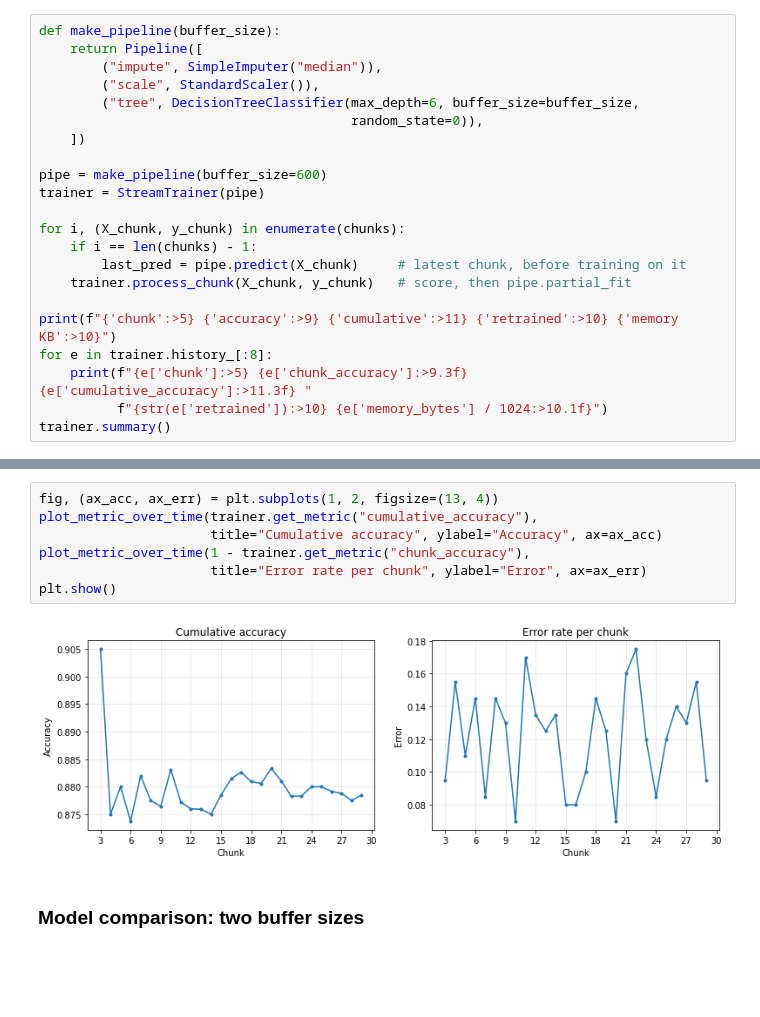
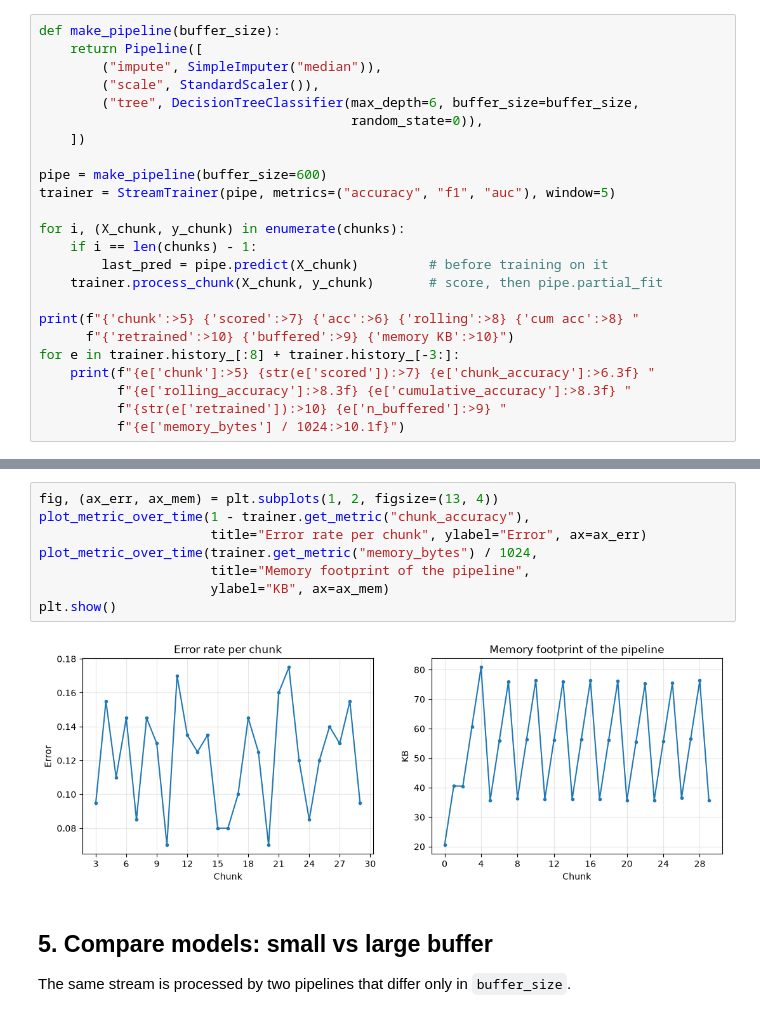
Before and after one commit to aakashr02/deeplearners-toolkit, a Jupyter notebook: demo/stream_demo.ipynb, the cells around one changed output, grey strips where cells are left out. Saved outputs shown, nothing was run; the diff lists cells and outputs as text; blank space fills up the shorter version.

```diff
--- a/demo/stream_demo.ipynb
+++ b/demo/stream_demo.ipynb
@@ -67,16 +76,18 @@ def make_pipeline(buffer_size):
     ])
 
 pipe = make_pipeline(buffer_size=600)
-trainer = StreamTrainer(pipe)
+trainer = StreamTrainer(pipe, metrics=("accuracy", "f1", "auc"), window=5)
 
 for i, (X_chunk, y_chunk) in enumerate(chunks):
     if i == len(chunks) - 1:
-        last_pred = pipe.predict(X_chunk)     # latest chunk, before training on it
-    trainer.process_chunk(X_chunk, y_chunk)   # score, then pipe.partial_fit
+        last_pred = pipe.predict(X_chunk)         # before training on it
+    trainer.process_chunk(X_chunk, y_chunk)       # score, then pipe.partial_fit
 
-print(f"{'chunk':>5} {'accuracy':>9} {'cumulative':>11} {'retrained':>10} {'memory KB':>10}")
-for e in trainer.history_[:8]:
-    print(f"{e['chunk']:>5} {e['chunk_accuracy']:>9.3f} {e['cumulative_accuracy']:>11.3f} "
-          f"{str(e['retrained']):>10} {e['memory_bytes'] / 1024:>10.1f}")
-trainer.summary()
+print(f"{'chunk':>5} {'scored':>7} {'acc':>6} {'rolling':>8} {'cum acc':>8} "
+      f"{'retrained':>10} {'buffered':>9} {'memory KB':>10}")
+for e in trainer.history_[:8] + trainer.history_[-3:]:
+    print(f"{e['chunk']:>5} {str(e['scored']):>7} {e['chunk_accuracy']:>6.3f} "
+          f"{e['rolling_accuracy']:>8.3f} {e['cumulative_accuracy']:>8.3f} "
+          f"{str(e['retrained']):>10} {e['n_buffered']:>9} "
+          f"{e['memory_bytes'] / 1024:>10.1f}")
 # %% [output]
@@ -104,12 +134,15 @@ The first chunks show `nan` because no tree exists until 600 samples are buffere
 # %%
-fig, (ax_acc, ax_err) = plt.subplots(1, 2, figsize=(13, 4))
-plot_metric_over_time(trainer.get_metric("cumulative_accuracy"),
-                      title="Cumulative accuracy", ylabel="Accuracy", ax=ax_acc)
+fig, (ax_err, ax_mem) = plt.subplots(1, 2, figsize=(13, 4))
 plot_metric_over_time(1 - trainer.get_metric("chunk_accuracy"),
                       title="Error rate per chunk", ylabel="Error", ax=ax_err)
+plot_metric_over_time(trainer.get_metric("memory_bytes") / 1024,
+                      title="Memory footprint of the pipeline",
+                      ylabel="KB", ax=ax_mem)
 plt.show()
 # %% [output]
-[figure, old version]
+[figure, new version]
-# %% [markdown]
-### Model comparison: two buffer sizes
+# %% [markdown]
+## 5. Compare models: small vs large buffer
+
+The same stream is processed by two pipelines that differ only in `buffer_size`.
 # %%
```
Also changed, not shown: parts of 17 cells of this notebook, 2 other files.
